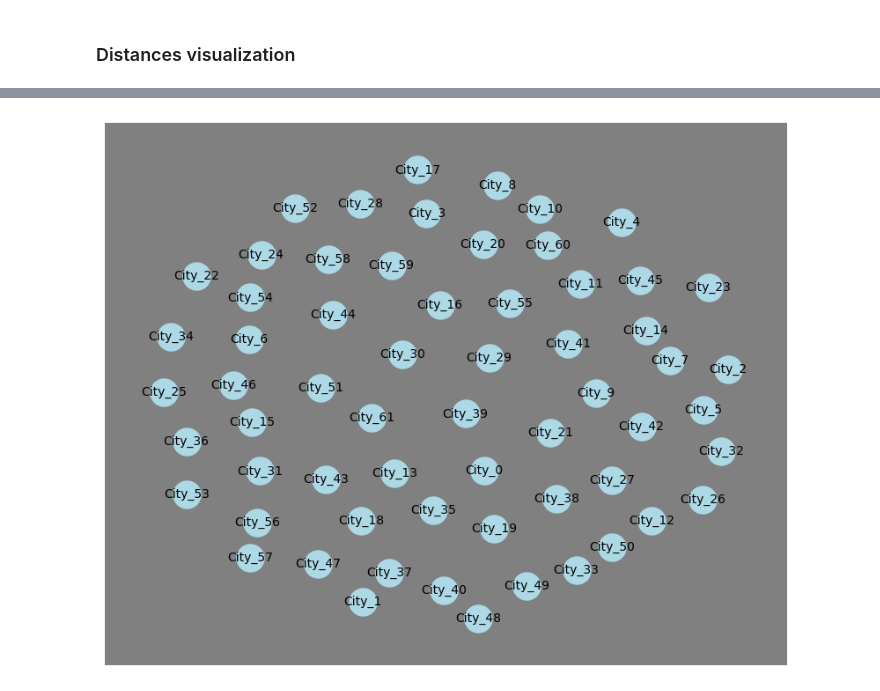
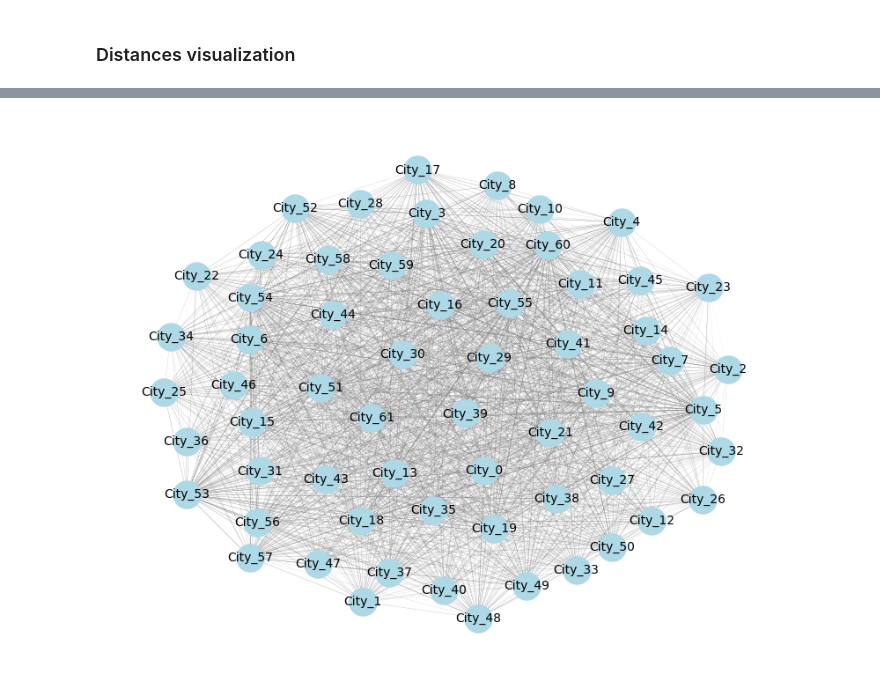
Before and after one commit to volodymyrkir/computational_intelligence, a Jupyter notebook: lab4/workbook.ipynb, the cells around one changed output, grey strips where cells are left out. Saved outputs shown, nothing was run; the diff lists cells and outputs as text; code cells hidden in the pictures.

```diff
--- a/lab4/workbook.ipynb
+++ b/lab4/workbook.ipynb
@@ -21,19 +25,19 @@ distances_df.sample(5)
 # %%
 G = nx.from_pandas_edgelist(distances_df, source='Source', target='Destination', edge_attr='Distance(M)')
 
-edge_widths = [d['Distance(M)'] * 2 for (u, v, d) in G.edges(data=True)]
+edge_widths = [d['Distance(M)'] / 10_000_000 for (u, v, d) in G.edges(data=True)]
 
 plt.figure(figsize=(10, 8))
 pos = nx.spring_layout(G, seed=42)
 
 nx.draw_networkx_edges(G, pos, width=edge_widths, edge_color='gray')
 nx.draw_networkx_nodes(G, pos, node_size=500, node_color='lightblue')
 nx.draw_networkx_labels(G, pos, font_size=10, font_color='black')
 
 plt.axis('off')
 plt.show()
 # %% [output]
-[figure, old version]
+[figure, new version]
 # %%
 truck_df
 # %% [output]
```
Also changed, not shown: parts of 15 cells of this notebook, 2 other files.
